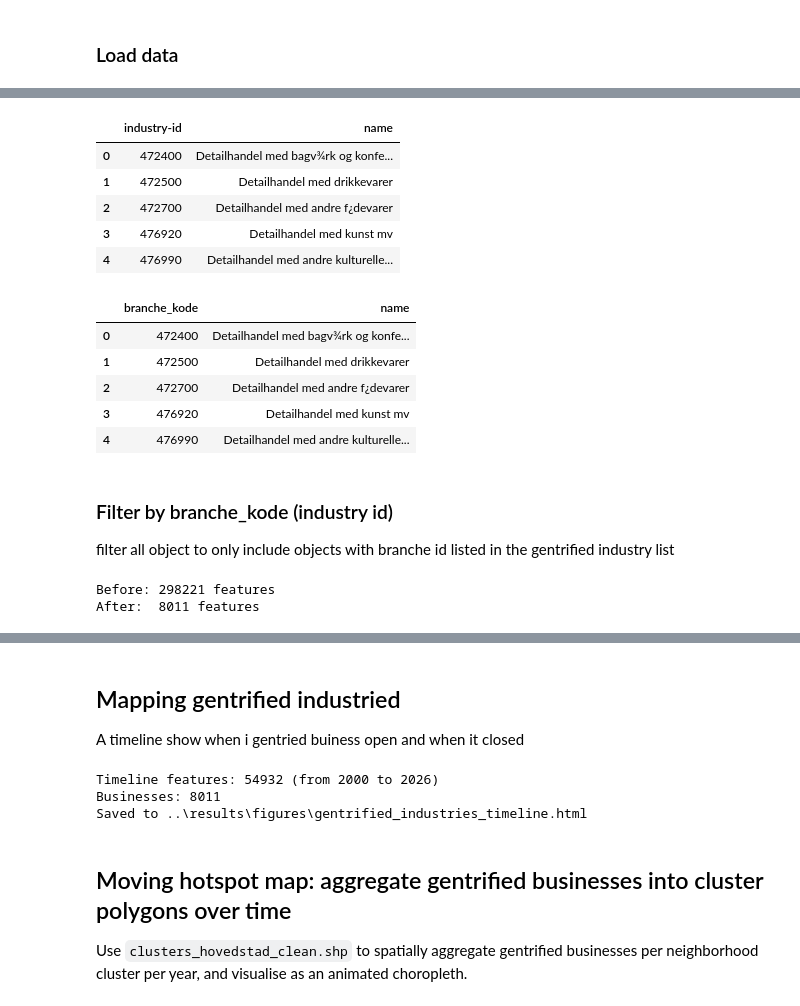
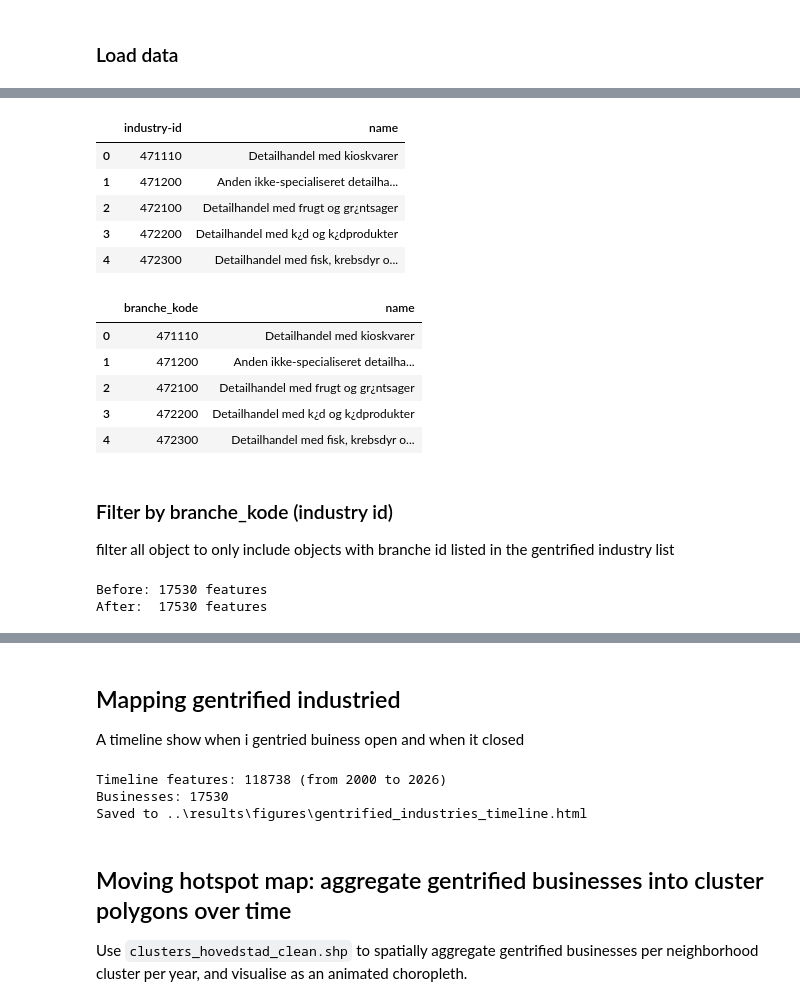
Before and after one commit to jonashansen886-cyber/Gentrification_model_Copenhagen, a Jupyter notebook: notebooks/11_proccecing_gentrified_industries.ipynb, the cells around one changed output, grey strips where cells are left out. Drawn from its saved outputs; the diff is of its cells as text; code cells hidden in the pictures.

```diff
--- a/notebooks/11_proccecing_gentrified_industries.ipynb
+++ b/notebooks/11_proccecing_gentrified_industries.ipynb
@@ -33,27 +33,28 @@ Number of features: 298221
   }
 }
 # %%
-filepath = "../data/raw/cvr_raw/industry_ids/Gentrified_business_certain_industry_id.csv"
+filepath = "../data/raw/cvr_raw/industry_ids/Gentrified_business_total_industry_id.csv"
+#filepath = "../data/raw/cvr_raw/industry_ids/Gentrified_business_certain_industry_id.csv"
 gentrified_industries_df = pd.read_csv(filepath, encoding="cp1252", sep=";")
 gentrified_industries_df.head()
 # %% [output]
 |  | industry-id | name |
-| 0 | 472400 | Detailhandel med bagv¾rk og konfe... |
-| 1 | 472500 | Detailhandel med drikkevarer |
-| 2 | 472700 | Detailhandel med andre f¿devarer |
-| 3 | 476920 | Detailhandel med kunst mv |
-| 4 | 476990 | Detailhandel med andre kulturelle... |
+| 0 | 471110 | Detailhandel med kioskvarer |
+| 1 | 471200 | Anden ikke-specialiseret detailha... |
+| 2 | 472100 | Detailhandel med frugt og gr¿ntsager |
+| 3 | 472200 | Detailhandel med k¿d og k¿dprodukter |
+| 4 | 472300 | Detailhandel med fisk, krebsdyr o... |
 # %%
 #change industry-id to branche_kode
 gentrified_industries_df.rename(columns={"industry-id": "branche_kode"}, inplace=True)
 gentrified_industries_df.head()
 # %% [output]
 |  | branche_kode | name |
-| 0 | 472400 | Detailhandel med bagv¾rk og konfe... |
-| 1 | 472500 | Detailhandel med drikkevarer |
-| 2 | 472700 | Detailhandel med andre f¿devarer |
-| 3 | 476920 | Detailhandel med kunst mv |
-| 4 | 476990 | Detailhandel med andre kulturelle... |
+| 0 | 471110 | Detailhandel med kioskvarer |
+| 1 | 471200 | Anden ikke-specialiseret detailha... |
+| 2 | 472100 | Detailhandel med frugt og gr¿ntsager |
+| 3 | 472200 | Detailhandel med k¿d og k¿dprodukter |
+| 4 | 472300 | Detailhandel med fisk, krebsdyr o... |
 # %% [markdown]
 ### Filter by branche_kode (industry id)
 
@@ -74,8 +75,8 @@ print(f"After:  {len(filtered_features)} features")
 # Replace features in the geo dict
 cvr_geo["features"] = filtered_features
 # %% [output]
-Before: 298221 features
-After:  8011 features
+Before: 17530 features
+After:  17530 features
 # %%
 #show one example of the filtered features
 if cvr_geo["features"]:
@@ -222,8 +223,8 @@ m.save(out_path)
 print(f"Saved to {out_path}")
 #m
 # %% [output]
-Timeline features: 54932 (from 2000 to 2026)
-Businesses: 8011
+Timeline features: 118738 (from 2000 to 2026)
+Businesses: 17530
 Saved to ..\results\figures\gentrified_industries_timeline.html
 # %% [markdown]
 ## Moving hotspot map: aggregate gentrified businesses into cluster polygons over time
```
Also changed, not shown: parts of 7 cells of this notebook, 5 other files.
